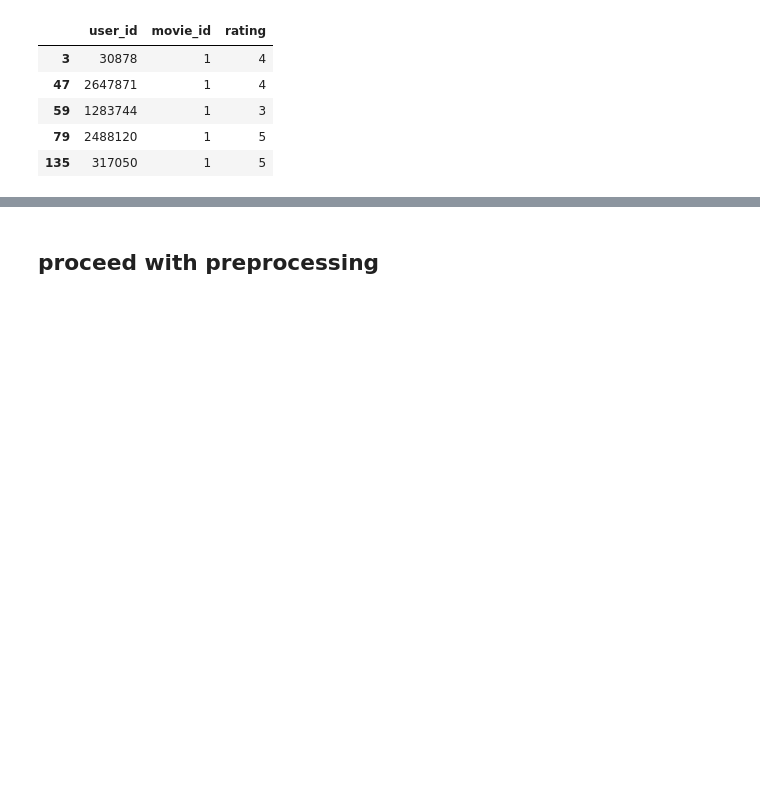
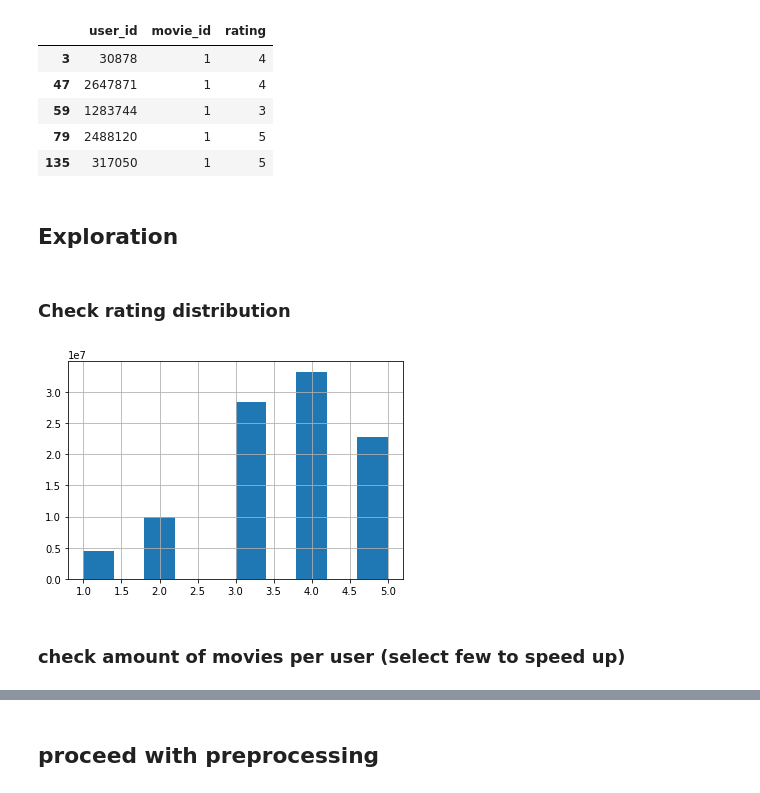
Before and after one commit to noamzbr/netflix_embedding, a Jupyter notebook: netflix_embedding_layer.ipynb, the cells around one changed output, grey strips where cells are left out. Cells and saved outputs as stored; diff of their text form; code cells hidden in the pictures; blank space fills up the shorter version.

Commit message:
add exploration of movies per user and vice versa

```diff
--- a/netflix_embedding_layer.ipynb
+++ b/netflix_embedding_layer.ipynb
@@ -51,3 +51,14 @@ probe_df.head()
 | 59 | 1283744 | 1 | 3 |
 | 79 | 2488120 | 1 | 5 |
 | 135 | 317050 | 1 | 5 |
+# %% [markdown]
+## Exploration
+# %% [markdown]
+### Check rating distribution
+# %%
+data_df.rating.hist()
+plt.show()
+# %% [output]
+[figure, added]
+# %% [markdown]
+### check amount of movies per user (select few to speed up)
```
Also changed, not shown: parts of 7 cells of this notebook.
